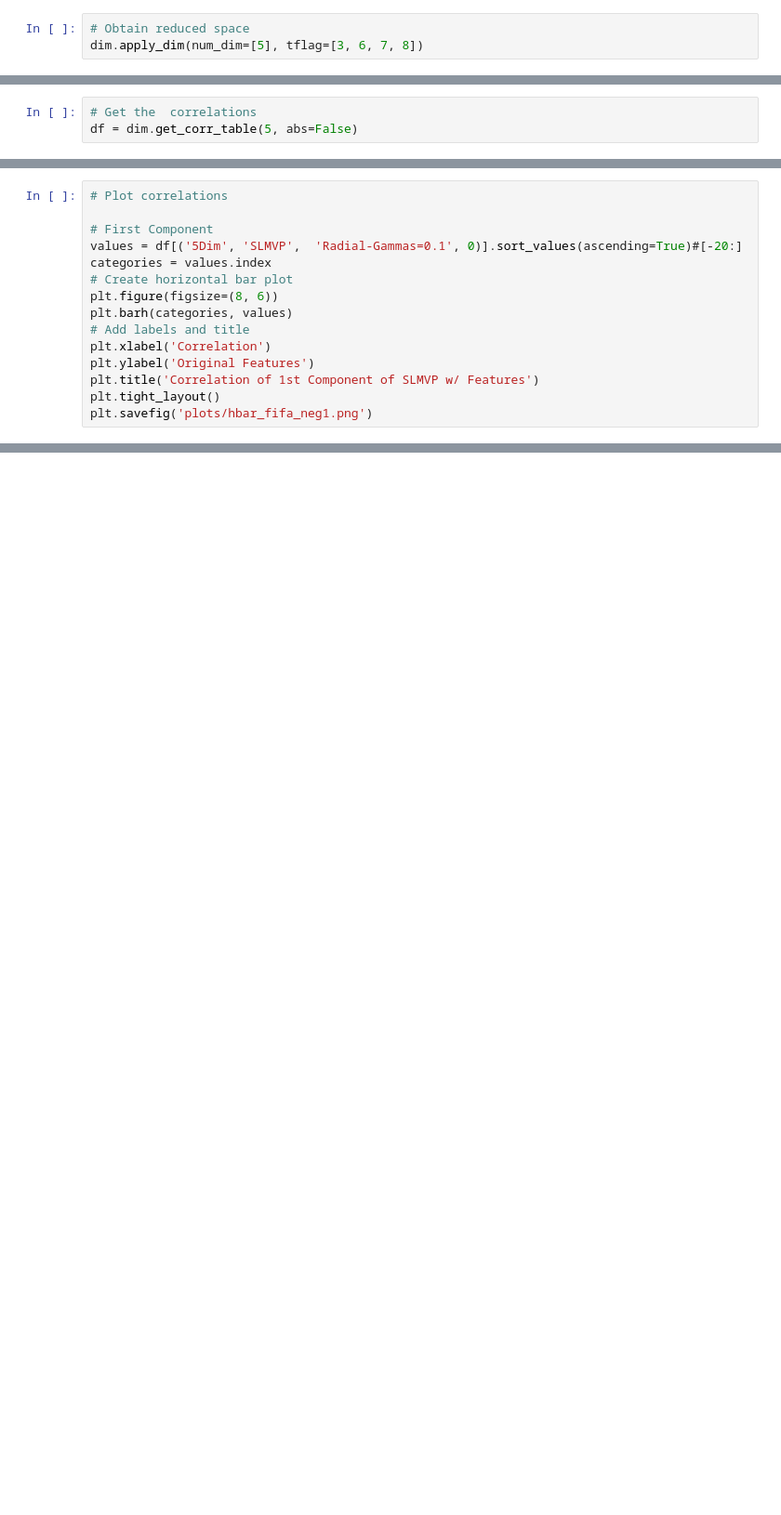
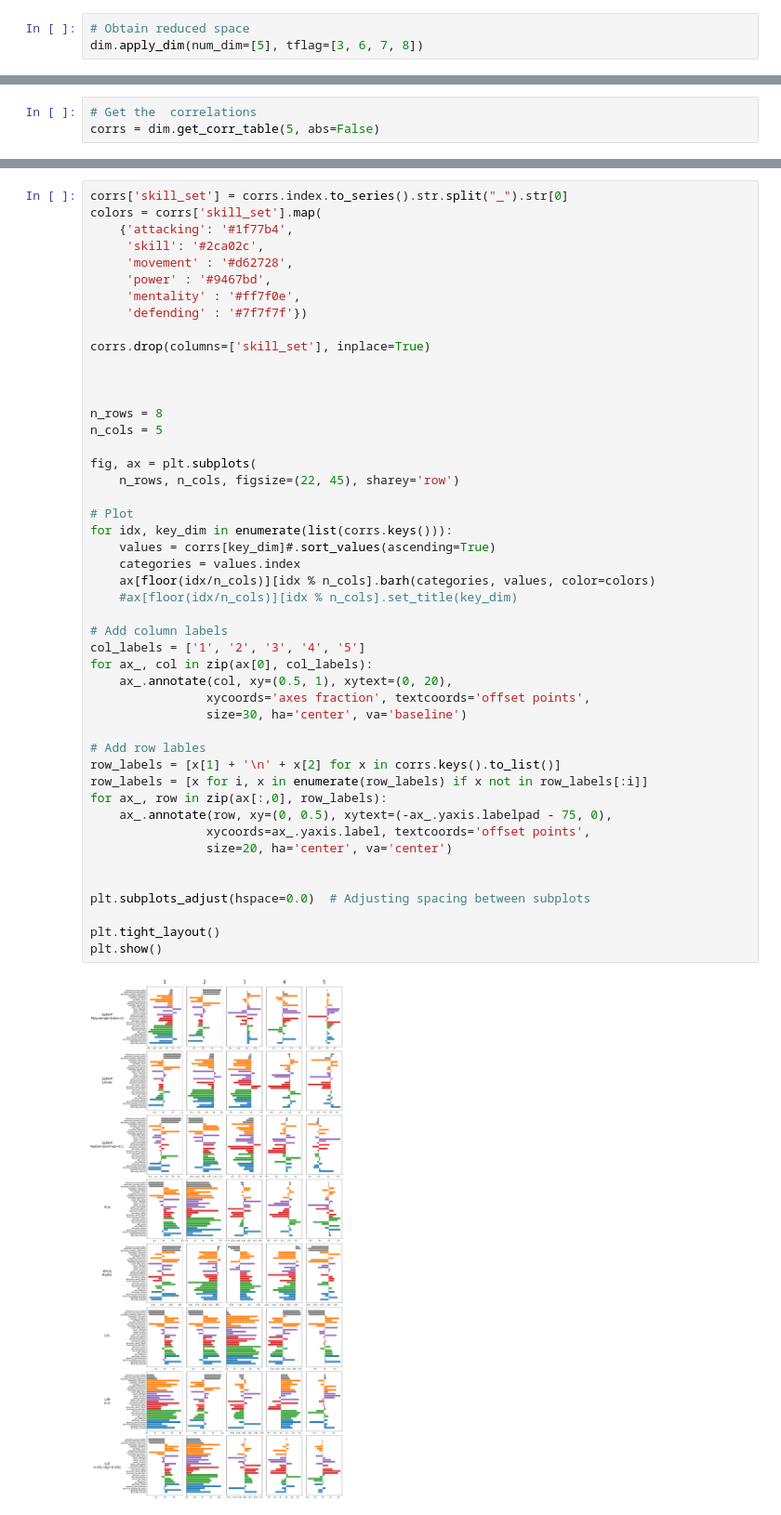
Before and after one commit to miguelangel43/Dimensionality-Reduction-Masters-Thesis, a Jupyter notebook: whitepaper.ipynb, the cells around one changed output, grey strips where cells are left out. Shown: that part at 93% size. Cells and saved outputs as stored; diff of their text form; blank space fills up the shorter version.

Commit message:
add corrs subplots

```diff
--- a/whitepaper.ipynb
+++ b/whitepaper.ipynb
@@ -67,3 +54,3 @@ weights
 # %%
 # Get the  correlations
-df = dim.get_corr_table(5, abs=False)
+corrs = dim.get_corr_table(5, abs=False)
@@ -94,15 +56,0 @@ df
-# %%
-# Plot correlations
-
-# First Component
-values = df[('5Dim', 'SLMVP',  'Radial-Gammas=0.1', 0)].sort_values(ascending=True)#[-20:]
-categories = values.index
-# Create horizontal bar plot
-plt.figure(figsize=(8, 6))
-plt.barh(categories, values)
-# Add labels and title
-plt.xlabel('Correlation')
-plt.ylabel('Original Features')
-plt.title('Correlation of 1st Component of SLMVP w/ Features')
-plt.tight_layout()
-plt.savefig('plots/hbar_fifa_neg1.png')
@@ -110,0 +57,49 @@ plt.savefig('plots/hbar_fifa_neg1.png')
+# %%
+corrs['skill_set'] = corrs.index.to_series().str.split("_").str[0]
+colors = corrs['skill_set'].map(
+    {'attacking': '#1f77b4',
+     'skill': '#2ca02c',
+     'movement' : '#d62728',
+     'power' : '#9467bd',
+     'mentality' : '#ff7f0e',
+     'defending' : '#7f7f7f'})
+
+corrs.drop(columns=['skill_set'], inplace=True)
+
+
+
+n_rows = 8
+n_cols = 5
+
+fig, ax = plt.subplots(
+    n_rows, n_cols, figsize=(22, 45), sharey='row')
+
+# Plot
+for idx, key_dim in enumerate(list(corrs.keys())):
+    values = corrs[key_dim]#.sort_values(ascending=True)
+    categories = values.index
+    ax[floor(idx/n_cols)][idx % n_cols].barh(categories, values, color=colors)
+    #ax[floor(idx/n_cols)][idx % n_cols].set_title(key_dim)
+
+# Add column labels
+col_labels = ['1', '2', '3', '4', '5']
+for ax_, col in zip(ax[0], col_labels):
+    ax_.annotate(col, xy=(0.5, 1), xytext=(0, 20),
+                xycoords='axes fraction', textcoords='offset points',
+                size=30, ha='center', va='baseline')
+
+# Add row lables
+row_labels = [x[1] + '\n' + x[2] for x in corrs.keys().to_list()]
+row_labels = [x for i, x in enumerate(row_labels) if x not in row_labels[:i]]
+for ax_, row in zip(ax[:,0], row_labels):
+    ax_.annotate(row, xy=(0, 0.5), xytext=(-ax_.yaxis.labelpad - 75, 0),
+                xycoords=ax_.yaxis.label, textcoords='offset points',
+                size=20, ha='center', va='center')
+
+
+plt.subplots_adjust(hspace=0.0)  # Adjusting spacing between subplots
+
+plt.tight_layout()
+plt.show()
+# %% [output]
+[figure, added]
```
Also changed, not shown: parts of 7 cells of this notebook.
